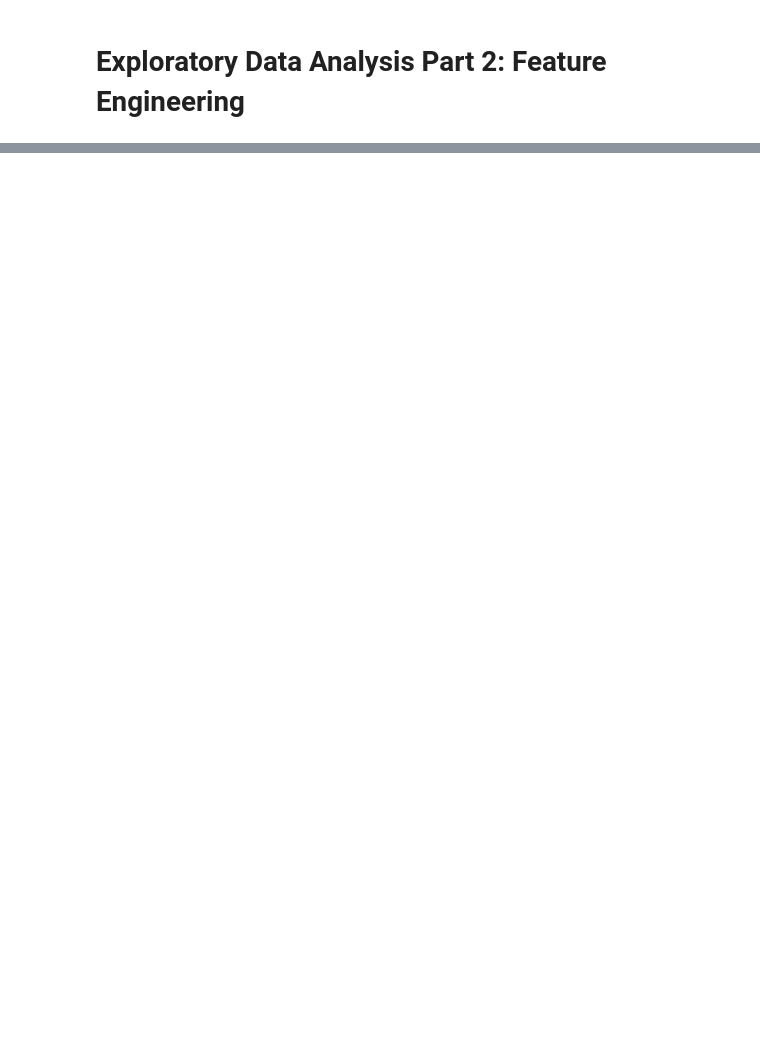
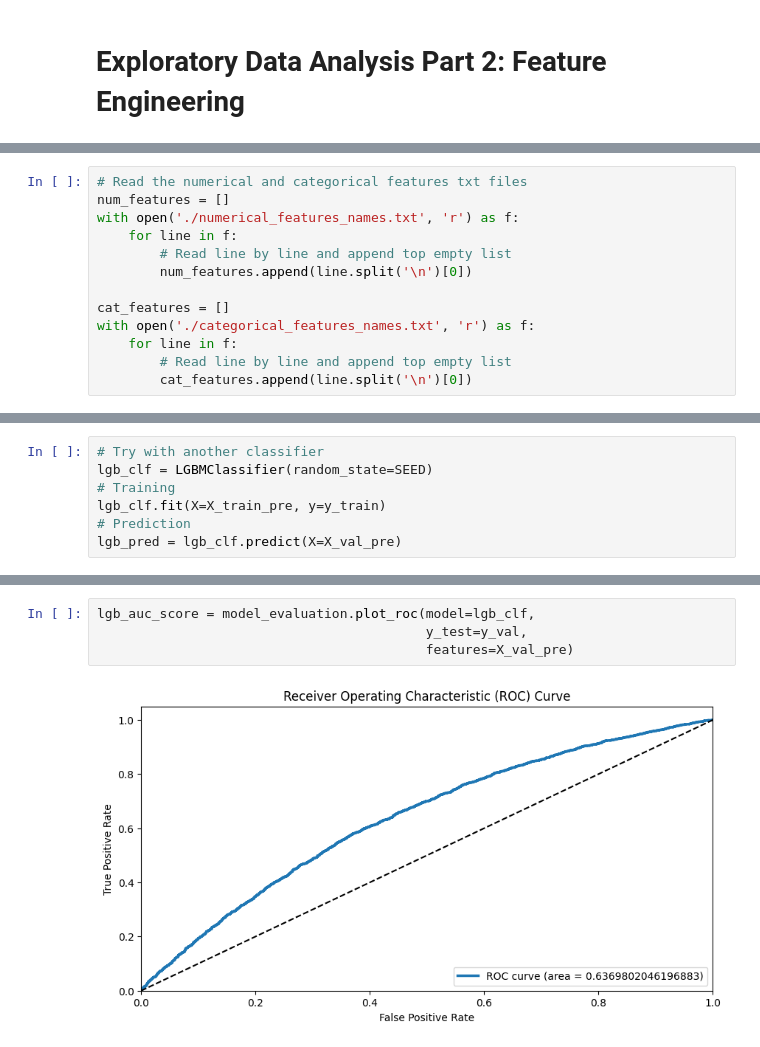
Before and after one commit to wdlopezp/Credit-Risk-Analysis, a Jupyter notebook: notebooks/Feature_Engineering.ipynb, the cells around one changed output, grey strips where cells are left out. Saved outputs shown, nothing was run; the diff lists cells and outputs as text; blank space fills up the shorter version.

```diff
--- a/notebooks/Feature_Engineering.ipynb
+++ b/notebooks/Feature_Engineering.ipynb
@@ -245,0 +40,13 @@ train_data.to_csv('./preprocessed_data.csv')
+# %%
+# Read the numerical and categorical features txt files
+num_features = []
+with open('./numerical_features_names.txt', 'r') as f:
+    for line in f:
+        # Read line by line and append top empty list
+        num_features.append(line.split('\n')[0])
+
+cat_features = []
+with open('./categorical_features_names.txt', 'r') as f:
+    for line in f:
+        # Read line by line and append top empty list
+        cat_features.append(line.split('\n')[0])
@@ -245,0 +181,7 @@ train_data.to_csv('./preprocessed_data.csv')
+# %%
+# Try with another classifier
+lgb_clf = LGBMClassifier(random_state=SEED)
+# Training
+lgb_clf.fit(X=X_train_pre, y=y_train)
+# Prediction
+lgb_pred = lgb_clf.predict(X=X_val_pre)
@@ -245,0 +209,6 @@ train_data.to_csv('./preprocessed_data.csv')
+# %%
+lgb_auc_score = model_evaluation.plot_roc(model=lgb_clf,
+                                          y_test=y_val,
+                                          features=X_val_pre)
+# %% [output]
+[figure, added]
```
Also changed, not shown: parts of 46 cells of this notebook, 5 other files.
